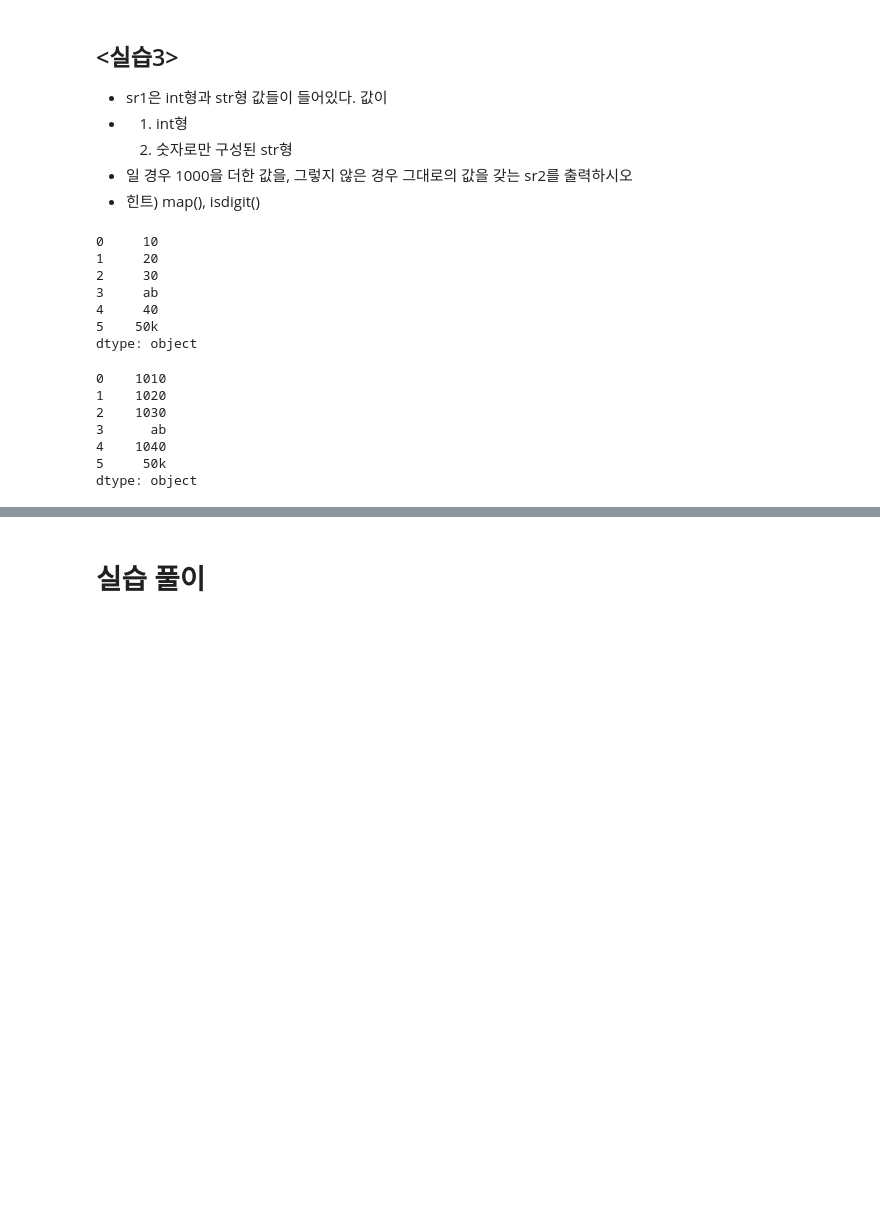
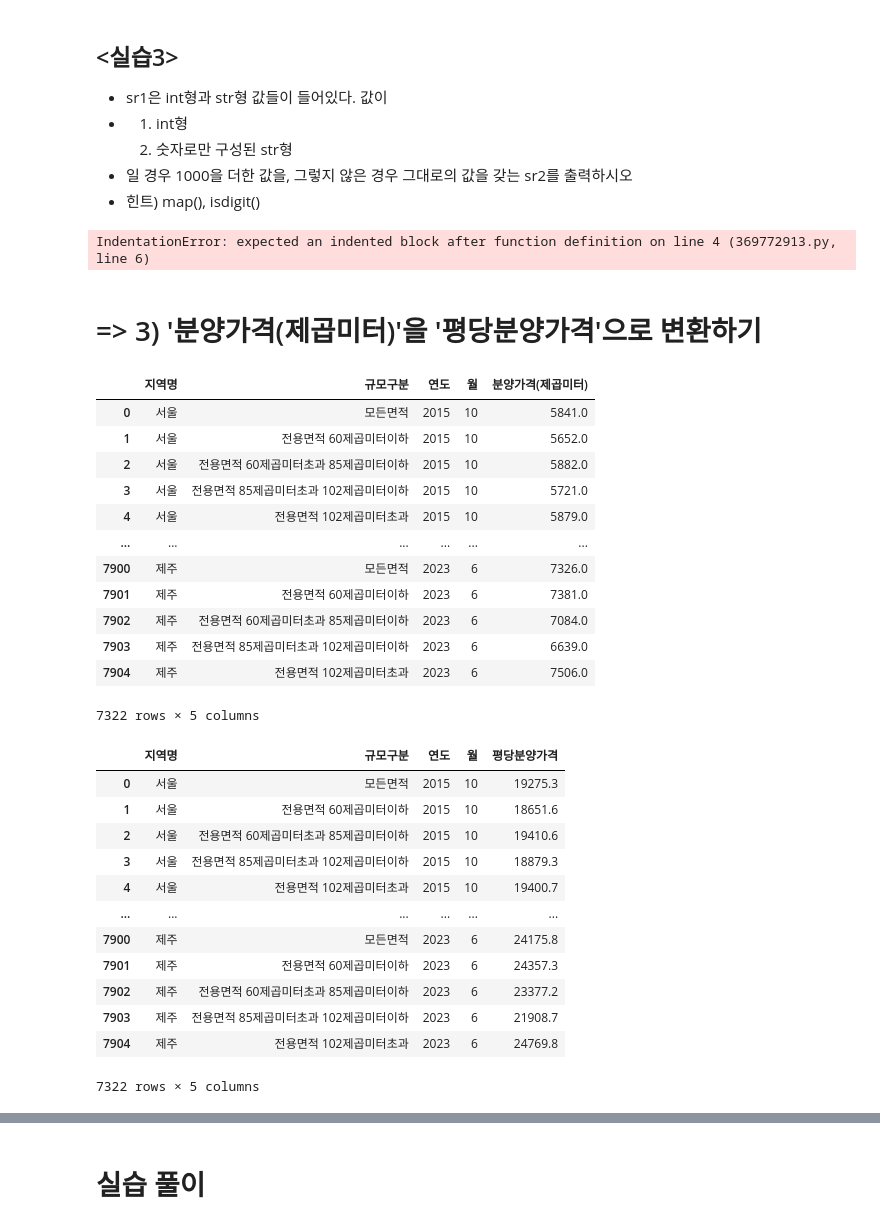
Before and after one commit to Woochang4862/USW-Public-Data-Analysis, a Jupyter notebook: pda_3w/2025_공공데이터분석_3w.ipynb, the cells around one changed output, grey strips where cells are left out. Drawn from its saved outputs; the diff is of its cells as text; code cells hidden in the pictures; blank space fills up the shorter version.

```diff
--- a/pda_3w/2025_공공데이터분석_3w.ipynb
+++ b/pda_3w/2025_공공데이터분석_3w.ipynb
@@ -772,28 +664,43 @@ sr1=pd.Series([10, '20', 30, 'ab', 40, '50k'])
 
 ## 코드 작성 ##
 def func1(x):
-    if type(x)==int:
-        return x+1000
-    elif x.isdigit():
-        return int(x)+1000
-    else:
-        return x
 
 sr2=sr1.map(func1)
 sr1
 sr2
 # %% [output]
-0     10
-1     20
-2     30
-3     ab
-4     40
-5    50k
-dtype: object
+IndentationError: expected an indented block after function definition on line 4 (369772913.py, line 6)
-0    1010
-1    1020
-2    1030
-3      ab
-4    1040
-5     50k
-dtype: object
+# %% [markdown]
+# => 3) '분양가격(제곱미터)'을  '평당분양가격'으로 변환하기
+# %%
+df_2023_ft
+df_2023_ft["평당분양가격"]=df_2023_ft['분양가격(제곱미터)'] * 3.3
+df_prep=df_2023_ft.drop(columns=['분양가격(제곱미터)'])
+df_prep
+# %% [output]
+|  | 지역명 | 규모구분 | 연도 | 월 | 분양가격(제곱미터) |
+| 0 | 서울 | 모든면적 | 2015 | 10 | 5841.0 |
+| 1 | 서울 | 전용면적 60제곱미터이하 | 2015 | 10 | 5652.0 |
+| 2 | 서울 | 전용면적 60제곱미터초과 85제곱미터이하 | 2015 | 10 | 5882.0 |
+| 3 | 서울 | 전용면적 85제곱미터초과 102제곱미터이하 | 2015 | 10 | 5721.0 |
+| 4 | 서울 | 전용면적 102제곱미터초과 | 2015 | 10 | 5879.0 |
+| ... | ... | ... | ... | ... | ... |
+| 7900 | 제주 | 모든면적 | 2023 | 6 | 7326.0 |
+| 7901 | 제주 | 전용면적 60제곱미터이하 | 2023 | 6 | 7381.0 |
+| 7902 | 제주 | 전용면적 60제곱미터초과 85제곱미터이하 | 2023 | 6 | 7084.0 |
+| 7903 | 제주 | 전용면적 85제곱미터초과 102제곱미터이하 | 2023 | 6 | 6639.0 |
+| 7904 | 제주 | 전용면적 102제곱미터초과 | 2023 | 6 | 7506.0 |
+7322 rows × 5 columns
+|  | 지역명 | 규모구분 | 연도 | 월 | 평당분양가격 |
+| 0 | 서울 | 모든면적 | 2015 | 10 | 19275.3 |
+| 1 | 서울 | 전용면적 60제곱미터이하 | 2015 | 10 | 18651.6 |
+| 2 | 서울 | 전용면적 60제곱미터초과 85제곱미터이하 | 2015 | 10 | 19410.6 |
+| 3 | 서울 | 전용면적 85제곱미터초과 102제곱미터이하 | 2015 | 10 | 18879.3 |
+| 4 | 서울 | 전용면적 102제곱미터초과 | 2015 | 10 | 19400.7 |
+| ... | ... | ... | ... | ... | ... |
+| 7900 | 제주 | 모든면적 | 2023 | 6 | 24175.8 |
+| 7901 | 제주 | 전용면적 60제곱미터이하 | 2023 | 6 | 24357.3 |
+| 7902 | 제주 | 전용면적 60제곱미터초과 85제곱미터이하 | 2023 | 6 | 23377.2 |
+| 7903 | 제주 | 전용면적 85제곱미터초과 102제곱미터이하 | 2023 | 6 | 21908.7 |
+| 7904 | 제주 | 전용면적 102제곱미터초과 | 2023 | 6 | 24769.8 |
+7322 rows × 5 columns
```
Also changed, not shown: parts of 26 cells of this notebook, 13 other files.
